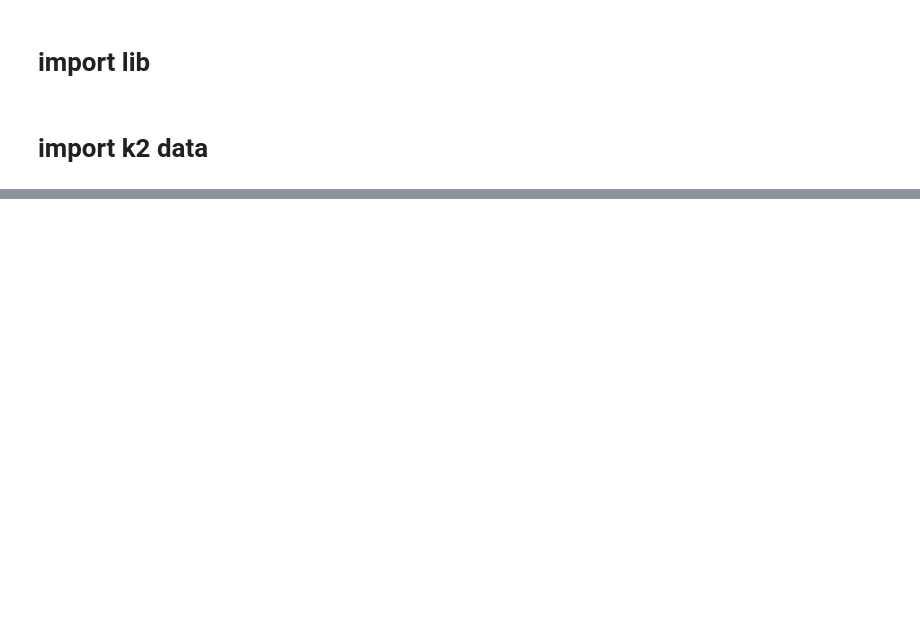
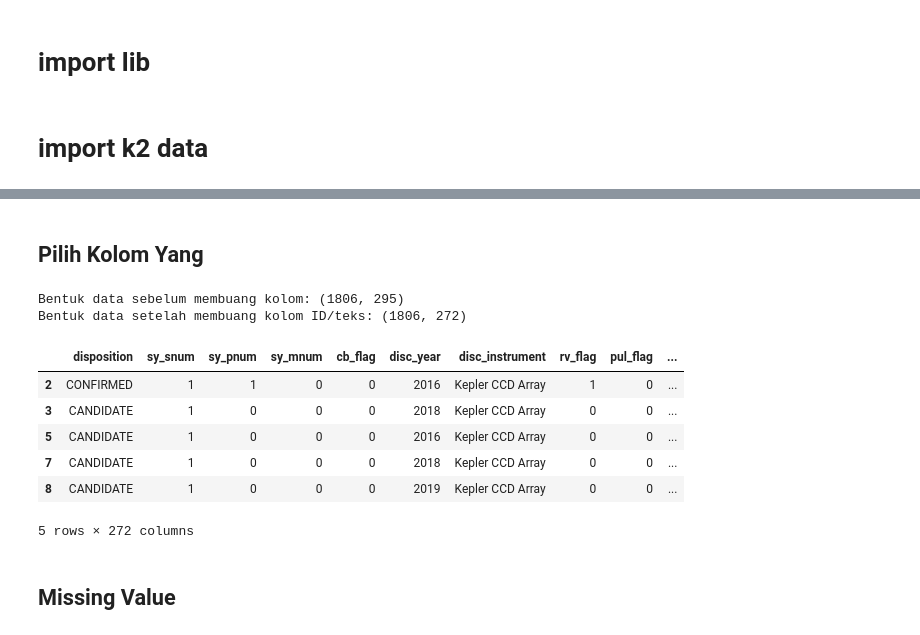
Before and after one commit to ihsan31415/exoplantropy, a Jupyter notebook: k2_table.ipynb, the cells around one changed output, grey strips where cells are left out. Drawn from its saved outputs; the diff is of its cells as text; code cells hidden in the pictures; blank space fills up the shorter version.

```diff
--- a/k2_table.ipynb
+++ b/k2_table.ipynb
@@ -20,0 +75,33 @@ df.head()
+# %% [markdown]
+## Pilih Kolom Yang
+# %%
+# Buang kolom-kolom yang tidak relevan untuk pemodelan
+# Ini termasuk ID, nama, referensi, dan flag yang tidak informatif
+cols_to_drop = [
+    'pl_name', 'hostname', 'pl_letter', 'k2_name', 'epic_hostname',
+    'epic_candname', 'hd_name', 'hip_name', 'tic_id', 'gaia_id',
+    'default_flag', 'disp_refname', 'discoverymethod',
+    'disc_refname', 'disc_pubdate', 'disc_locale', 'disc_facility',
+    'disc_telescope','rowid', 'soltype', 'st_refname','rowupdate', 'pl_pubdate','releasedate', 'pl_refname'
+]
+
+# Pastikan hanya membuang kolom yang ada di dataframe untuk menghindari error
+cols_to_drop_existing = [col for col in cols_to_drop if col in df_filtered.columns]
+
+df_cleaned = df_filtered.drop(columns=cols_to_drop_existing)
+
+print(f"Bentuk data sebelum membuang kolom: {df_filtered.shape}")
+print(f"Bentuk data setelah membuang kolom ID/teks: {df_cleaned.shape}")
+df_cleaned.head()
+# %% [output]
+Bentuk data sebelum membuang kolom: (1806, 295)
+Bentuk data setelah membuang kolom ID/teks: (1806, 272)
+|  | disposition | sy_snum | sy_pnum | sy_mnum | cb_flag | disc_year | disc_instrument | rv_flag | pul_flag | ... |
+| 2 | CONFIRMED | 1 | 1 | 0 | 0 | 2016 | Kepler CCD Array | 1 | 0 | ... |
+| 3 | CANDIDATE | 1 | 0 | 0 | 0 | 2018 | Kepler CCD Array | 0 | 0 | ... |
+| 5 | CANDIDATE | 1 | 0 | 0 | 0 | 2016 | Kepler CCD Array | 0 | 0 | ... |
+| 7 | CANDIDATE | 1 | 0 | 0 | 0 | 2018 | Kepler CCD Array | 0 | 0 | ... |
+| 8 | CANDIDATE | 1 | 0 | 0 | 0 | 2019 | Kepler CCD Array | 0 | 0 | ... |
+5 rows × 272 columns
+# %% [markdown]
+## Missing Value
```
Also changed, not shown: parts of 30 cells of this notebook, 2 other files.
